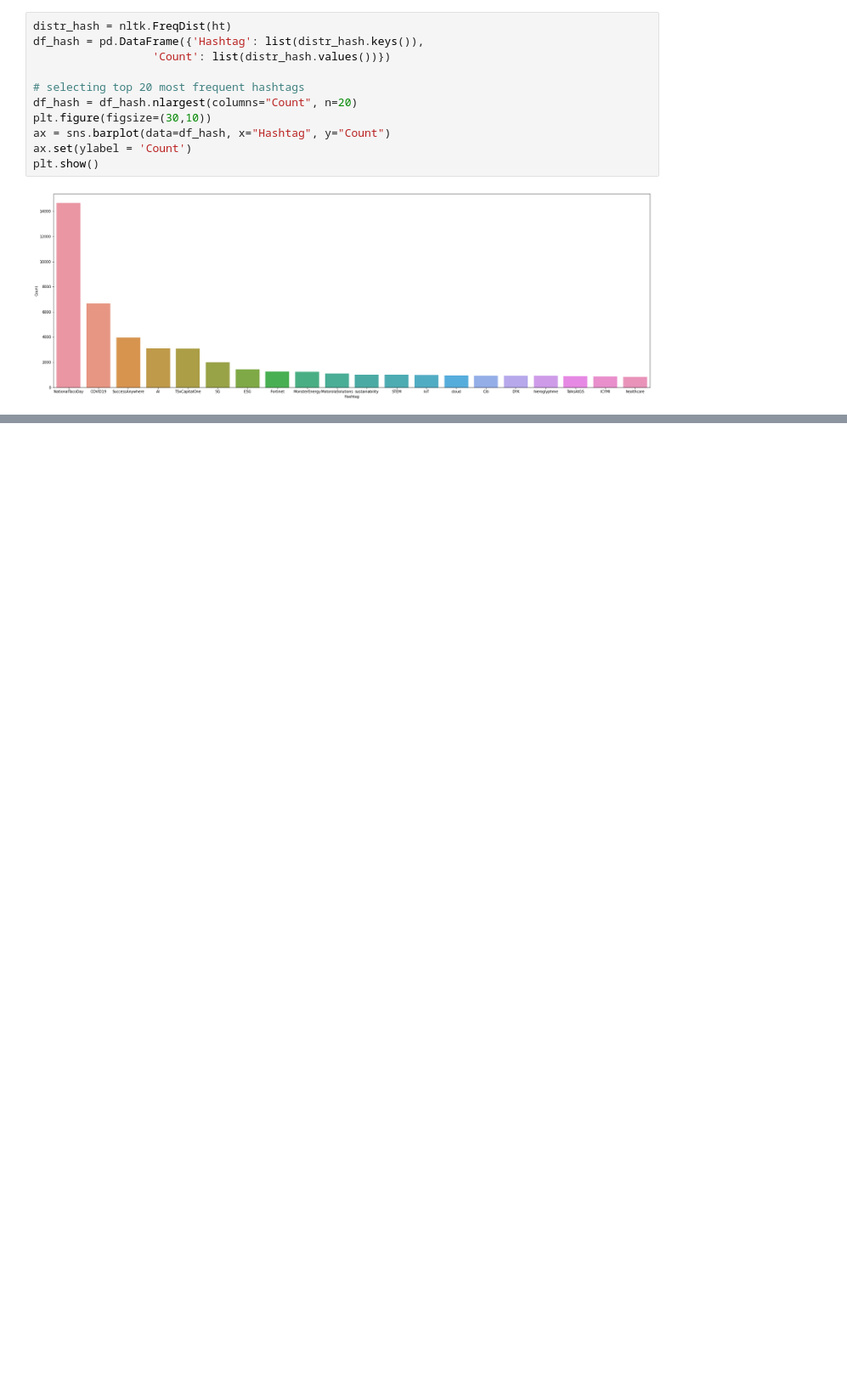
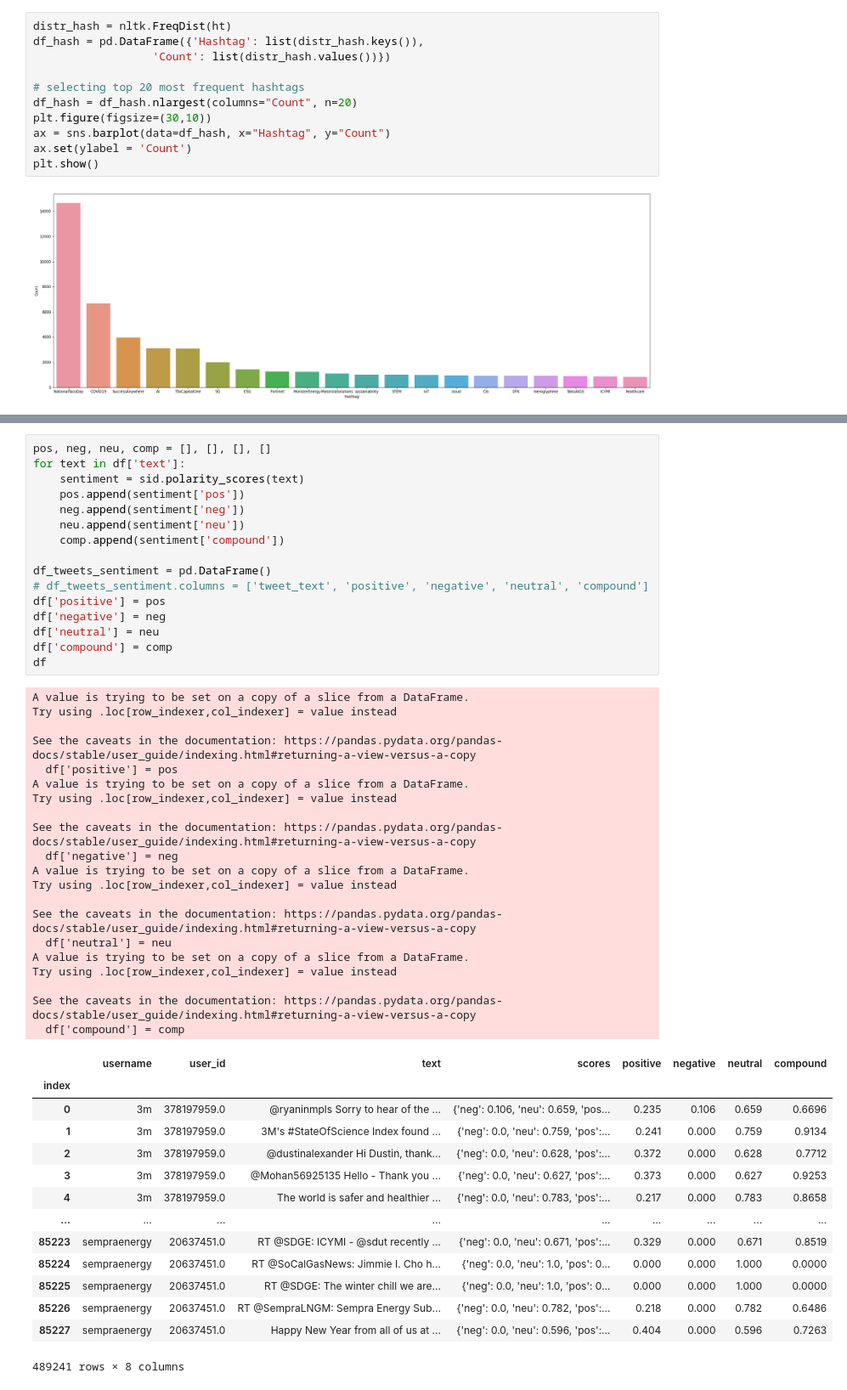
Before and after one commit to henrystoll/p-nlp, a Jupyter notebook: eda_twitter.ipynb, the cells around one changed output, grey strips where cells are left out. Shown: that part at 85% size. Cells and saved outputs as stored; diff of their text form; blank space fills up the shorter version.

```diff
--- a/eda_twitter.ipynb
+++ b/eda_twitter.ipynb
@@ -92,0 +246,51 @@ plt.show()
+# %%
+pos, neg, neu, comp = [], [], [], []
+for text in df['text']:
+    sentiment = sid.polarity_scores(text)
+    pos.append(sentiment['pos'])
+    neg.append(sentiment['neg'])
+    neu.append(sentiment['neu'])
+    comp.append(sentiment['compound'])
+
+df_tweets_sentiment = pd.DataFrame()
+# df_tweets_sentiment.columns = ['tweet_text', 'positive', 'negative', 'neutral', 'compound']
+df['positive'] = pos
+df['negative'] = neg
+df['neutral'] = neu
+df['compound'] = comp
+df
+# %% [output]
+A value is trying to be set on a copy of a slice from a DataFrame.
+Try using .loc[row_indexer,col_indexer] = value instead
+
+See the caveats in the documentation: https://pandas.pydata.org/pandas-docs/stable/user_guide/indexing.html#returning-a-view-versus-a-copy
+  df['positive'] = pos
+A value is trying to be set on a copy of a slice from a DataFrame.
+Try using .loc[row_indexer,col_indexer] = value instead
+
+See the caveats in the documentation: https://pandas.pydata.org/pandas-docs/stable/user_guide/indexing.html#returning-a-view-versus-a-copy
+  df['negative'] = neg
+A value is trying to be set on a copy of a slice from a DataFrame.
+Try using .loc[row_indexer,col_indexer] = value instead
+
+See the caveats in the documentation: https://pandas.pydata.org/pandas-docs/stable/user_guide/indexing.html#returning-a-view-versus-a-copy
+  df['neutral'] = neu
+A value is trying to be set on a copy of a slice from a DataFrame.
+Try using .loc[row_indexer,col_indexer] = value instead
+
+See the caveats in the documentation: https://pandas.pydata.org/pandas-docs/stable/user_guide/indexing.html#returning-a-view-versus-a-copy
+  df['compound'] = comp
+|  | username | user_id | text | scores | positive | negative | neutral | compound |
+| index |  |  |  |  |  |  |  |  |
+| 0 | 3m | 378197959.0 | @ryaninmpls Sorry to hear of the ... | {'neg': 0.106, 'neu': 0.659, 'pos... | 0.235 | 0.106 | 0.659 | 0.6696 |
+| 1 | 3m | 378197959.0 | 3M's #StateOfScience Index found ... | {'neg': 0.0, 'neu': 0.759, 'pos':... | 0.241 | 0.000 | 0.759 | 0.9134 |
+| 2 | 3m | 378197959.0 | @dustinalexander Hi Dustin, thank... | {'neg': 0.0, 'neu': 0.628, 'pos':... | 0.372 | 0.000 | 0.628 | 0.7712 |
+| 3 | 3m | 378197959.0 | @Mohan56925135 Hello - Thank you ... | {'neg': 0.0, 'neu': 0.627, 'pos':... | 0.373 | 0.000 | 0.627 | 0.9253 |
+| 4 | 3m | 378197959.0 | The world is safer and healthier ... | {'neg': 0.0, 'neu': 0.783, 'pos':... | 0.217 | 0.000 | 0.783 | 0.8658 |
+| ... | ... | ... | ... | ... | ... | ... | ... | ... |
+| 85223 | sempraenergy | 20637451.0 | RT @SDGE: ICYMI - @sdut recently ... | {'neg': 0.0, 'neu': 0.671, 'pos':... | 0.329 | 0.000 | 0.671 | 0.8519 |
+| 85224 | sempraenergy | 20637451.0 | RT @SoCalGasNews: Jimmie I. Cho h... | {'neg': 0.0, 'neu': 1.0, 'pos': 0... | 0.000 | 0.000 | 1.000 | 0.0000 |
+| 85225 | sempraenergy | 20637451.0 | RT @SDGE: The winter chill we are... | {'neg': 0.0, 'neu': 1.0, 'pos': 0... | 0.000 | 0.000 | 1.000 | 0.0000 |
+| 85226 | sempraenergy | 20637451.0 | RT @SempraLNGM: Sempra Energy Sub... | {'neg': 0.0, 'neu': 0.782, 'pos':... | 0.218 | 0.000 | 0.782 | 0.6486 |
+| 85227 | sempraenergy | 20637451.0 | Happy New Year from all of us at ... | {'neg': 0.0, 'neu': 0.596, 'pos':... | 0.404 | 0.000 | 0.596 | 0.7263 |
+489241 rows × 8 columns
```
Also changed, not shown: parts of 24 cells of this notebook, 2 other files.
